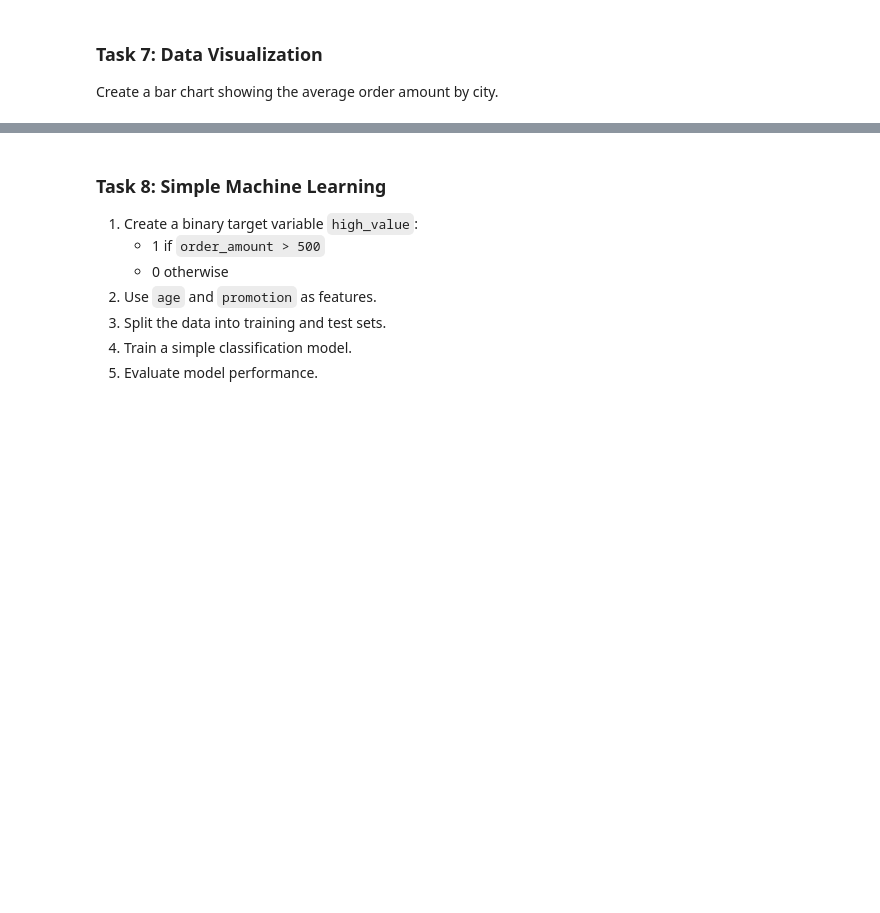
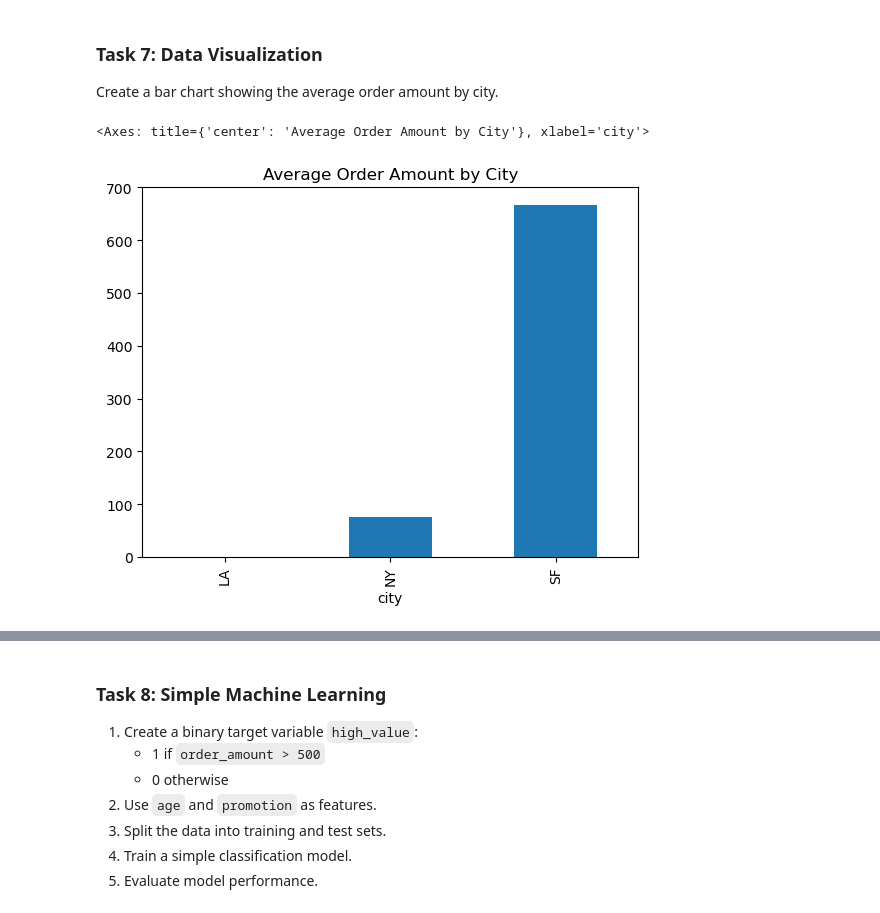
Before and after one commit to jianingni/pandas_exercises, a Jupyter notebook: Mock_01.ipynb, the cells around one changed output, grey strips where cells are left out. Drawn from its saved outputs; the diff is of its cells as text; code cells hidden in the pictures; blank space fills up the shorter version.

```diff
--- a/Mock_01.ipynb
+++ b/Mock_01.ipynb
@@ -50,0 +94,6 @@ The `age` column may contain unrealistic values.
+# %%
+# fillin the missing value with median age
+
+customers["age"] = customers["age"].fillna(median_age)
+
+customers
@@ -52,3 +108,6 @@ The `age` column may contain unrealistic values.
 ### Task 4: Data Transformation
 
 Create a new feature `log_order_amount` using a log transformation.
+# %%
+orders["log_order_amount"] = np.log1p(orders["order_amount"])
+orders["log_order_amount"]
@@ -57,3 +124,6 @@ Create a new feature `log_order_amount` using a log transformation.
 
 Merge customer information into the orders dataset using `customer_id`.
 Use an appropriate join type.
+# %%
+df = pd.merge(customers, orders, on="customer_id", how="left")
+df
@@ -63,3 +141,13 @@ Use an appropriate join type.
 For each city:
 - Calculate the average order amount
 - Calculate the total number of orders
+# %%
+# average order amount
+avg_amount = df.groupby("city")["order_amount"].mean()
+print("--- Average Order Amoung ---")
+print(np.round(avg_amount, 2))
+
+# total number of orders
+total_orders = df.groupby("city")["order_id"].count()
+print("--- Total Number of Orders ---")
+print(total_orders)
@@ -67,3 +184,9 @@ For each city:
 ### Task 7: Data Visualization
 
 Create a bar chart showing the average order amount by city.
+# %%
+# pandas.plot()
+avg_amount.plot(kind="bar", x="City", title="Average Order Amount by City")
+# %% [output]
+<Axes: title={'center': 'Average Order Amount by City'}, xlabel='city'>
+[figure, added]
```
Also changed, not shown: parts of 12 cells of this notebook, 1 other file.
